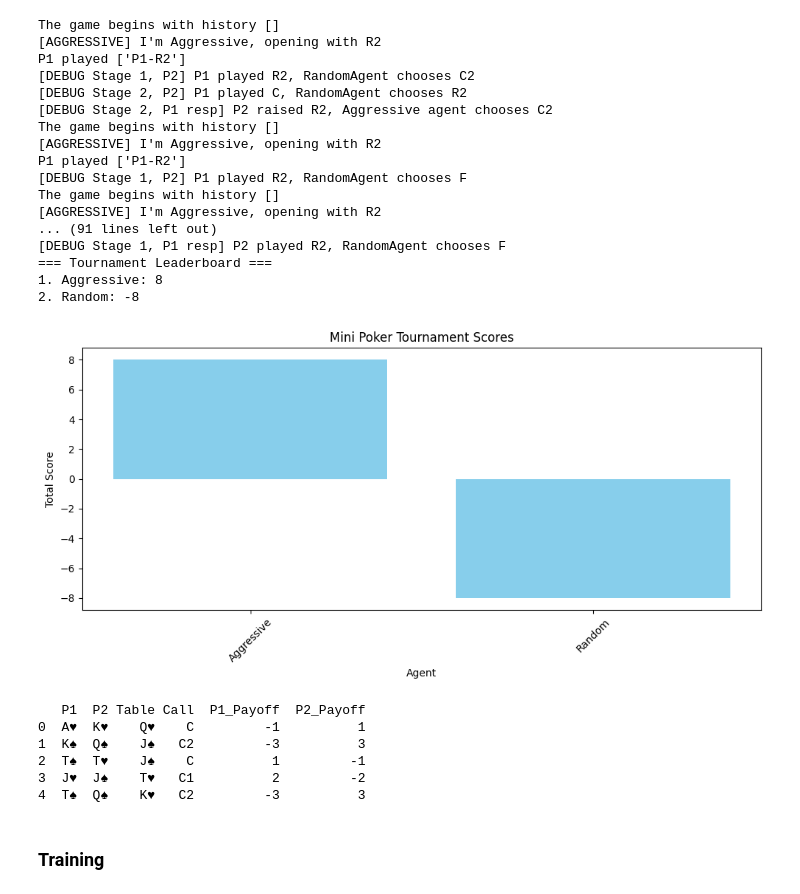
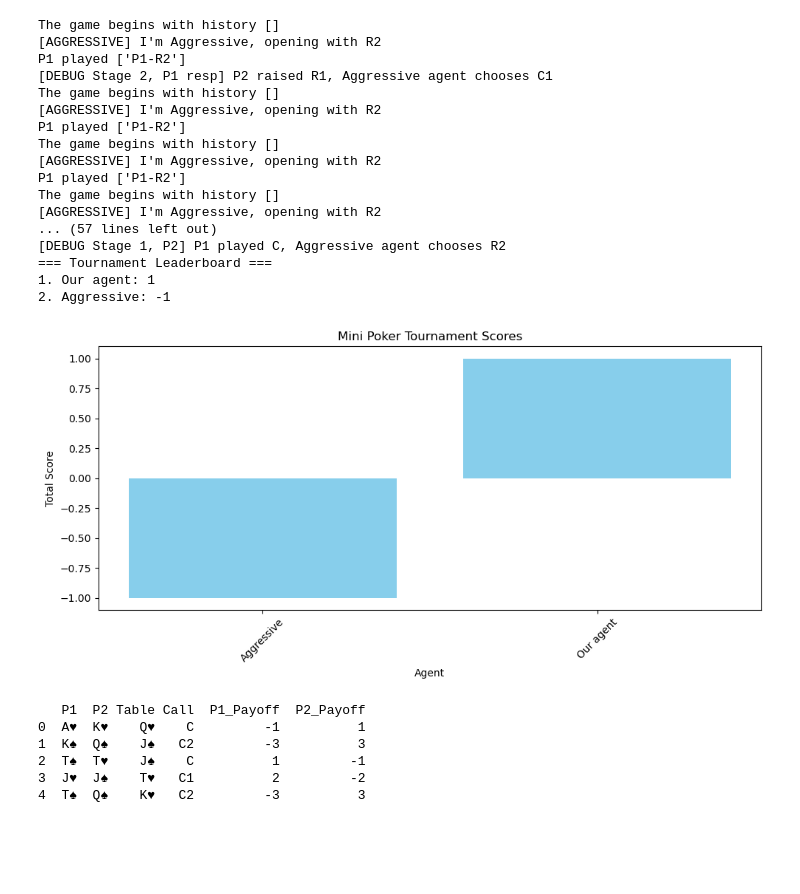
Before and after one commit to PRESTONKOU12/Simplified-Poker-Agent, a Jupyter notebook: MiniPokerGame.ipynb, the cells around one changed output. Saved outputs shown, nothing was run; the diff lists cells and outputs as text; code cells hidden in the pictures; blank space fills up the shorter version.

Commit message:
Changed the agent to reflect a bayesian decision maker

```diff
--- a/MiniPokerGame.ipynb
+++ b/MiniPokerGame.ipynb
@@ -560,34 +499,35 @@ P1 played ['P1-R1']
 # %%
 # Run a tournament of RandomAgent vs AggressiveAgemt
 
 agents = [
     ("Aggressive", AggressiveAgent()),
-    ("Random", RandomAgent())
+    #("Random", RandomAgent()),
+    ("Our agent", BayesianAgent())
 ] # You can include more than two agents in this list. The tournament will just have them play each other a pair at a time.
 
 tourney = Tournament(agents)
 tourney.run(rounds=10)
 tourney.leaderboard()
 tourney.plot_scores()
 # %% [output]
 The game begins with history []
 [AGGRESSIVE] I'm Aggressive, opening with R2
 P1 played ['P1-R2']
-[DEBUG Stage 1, P2] P1 played R2, RandomAgent chooses C2
-[DEBUG Stage 2, P2] P1 played C, RandomAgent chooses R2
-[DEBUG Stage 2, P1 resp] P2 raised R2, Aggressive agent chooses C2
+[DEBUG Stage 2, P1 resp] P2 raised R1, Aggressive agent chooses C1
 The game begins with history []
 [AGGRESSIVE] I'm Aggressive, opening with R2
 P1 played ['P1-R2']
-[DEBUG Stage 1, P2] P1 played R2, RandomAgent chooses F
 The game begins with history []
 [AGGRESSIVE] I'm Aggressive, opening with R2
-... (91 lines left out)
-[DEBUG Stage 1, P1 resp] P2 played R2, RandomAgent chooses F
+P1 played ['P1-R2']
+The game begins with history []
+[AGGRESSIVE] I'm Aggressive, opening with R2
+... (57 lines left out)
+[DEBUG Stage 1, P2] P1 played C, Aggressive agent chooses R2
 === Tournament Leaderboard ===
-1. Aggressive: 8
-2. Random: -8
+1. Our agent: 1
+2. Aggressive: -1
-[figure, old version]
+[figure, new version]
 # %%
 # A small exemplary test to manually test the resolve function [You do not need this to run your code. This code is here just for information purposes]
 
@@ -625,5 +565,3 @@ print(df)
 2  T♠  T♥    J♠    C          1         -1
 3  J♥  J♠    T♥   C1          2         -2
 4  T♠  Q♠    K♥   C2         -3          3
-# %% [markdown]
-### Training
```
Also changed, not shown: parts of 5 cells of this notebook, 2 other files.
